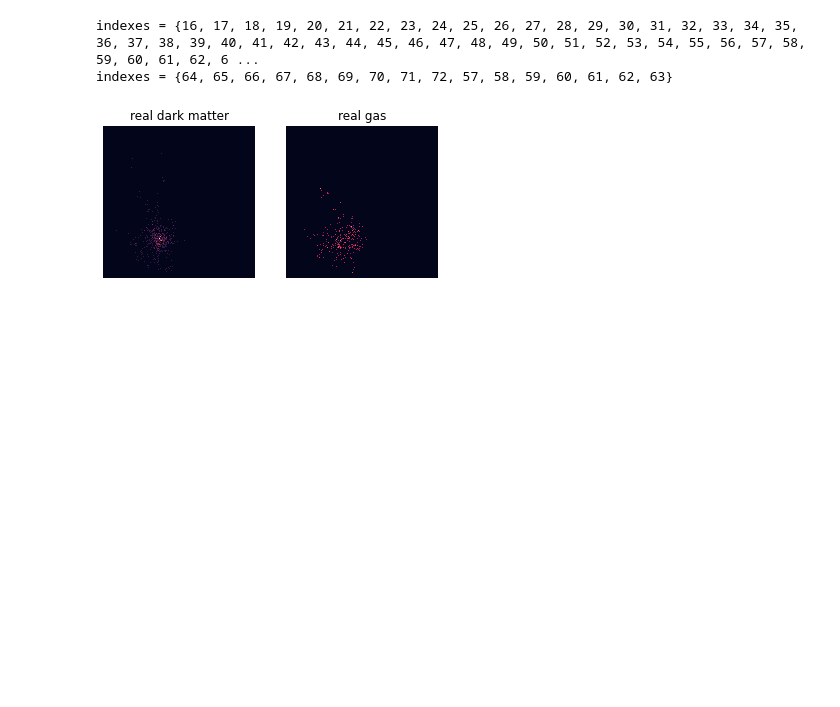
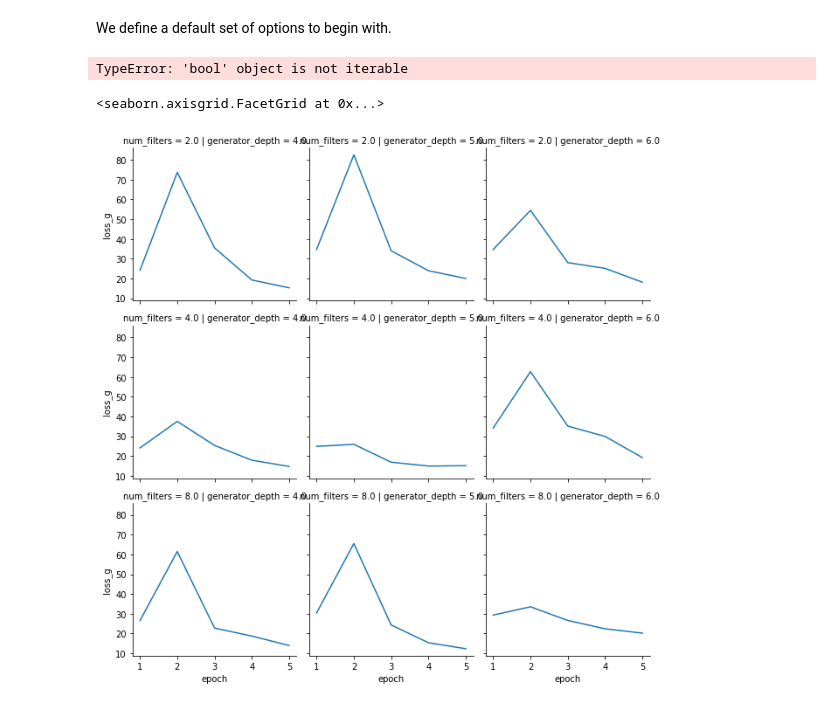
Before and after one commit to yamatteo/baryons, a Jupyter notebook: notebook.ipynb, the cells around one changed output. Cells and saved outputs as stored; diff of their text form; code cells hidden in the pictures; blank space fills up the shorter version.

```diff
--- a/notebook.ipynb
+++ b/notebook.ipynb
@@ -13,15 +21,22 @@ gas = ds[0]["GAS"]
-# %%
-import visualization.slice_selection as ss
-
-select_slice = ss.select_slice
-sdm, sgas = select_slice(dm, gas, weight=0.4)
-# %% [output]
-indexes = {16, 17, 18, 19, 20, 21, 22, 23, 24, 25, 26, 27, 28, 29, 30, 31, 32, 33, 34, 35, 36, 37, 38, 39, 40, 41, 42, 43, 44, 45, 46, 47, 48, 49, 50, 51, 52, 53, 54, 55, 56, 57, 58, 59, 60, 61, 62, 6 ...
-indexes = {64, 65, 66, 67, 68, 69, 70, 71, 72, 57, 58, 59, 60, 61, 62, 63}
-# %%
-import visualization.heatmap as hm
-reload(hm)
-
-fig, ax = hm.heatmap_plot(sdm.squeeze(), sgas.squeeze(), title="Random title", subplot_titles=("real dark matter", "real gas"))
-# %% [output]
-[figure, removed]
+# %% [markdown]
+We define a default set of options to begin with.
+# %%
+# %env CUDA_LAUNCH_BLOCKING=1
+reload(p2p)
+reload(gan.defaults)
+base_opt = gan.defaults.defaults
+gm = p2p.many_runs(base_opt, {
+    "cuda": True,
+    "log_level": "info",
+    "generator_depth": (4, 5, 6),
+    "num_filters": (2, 4, 8),
+})
+# %% [output]
+TypeError: 'bool' object is not iterable
+# %%
+gm = pd.read_csv("last_run.csv")
+g = sb.FacetGrid(gm, col="generator_depth",  row="num_filters")
+g.map(sb.lineplot, "epoch", "loss_g")
+# %% [output]
+<seaborn.axisgrid.FacetGrid at 0x...>
+[figure, added]
```
Also changed, not shown: parts of 5 cells of this notebook, 4 other files.
